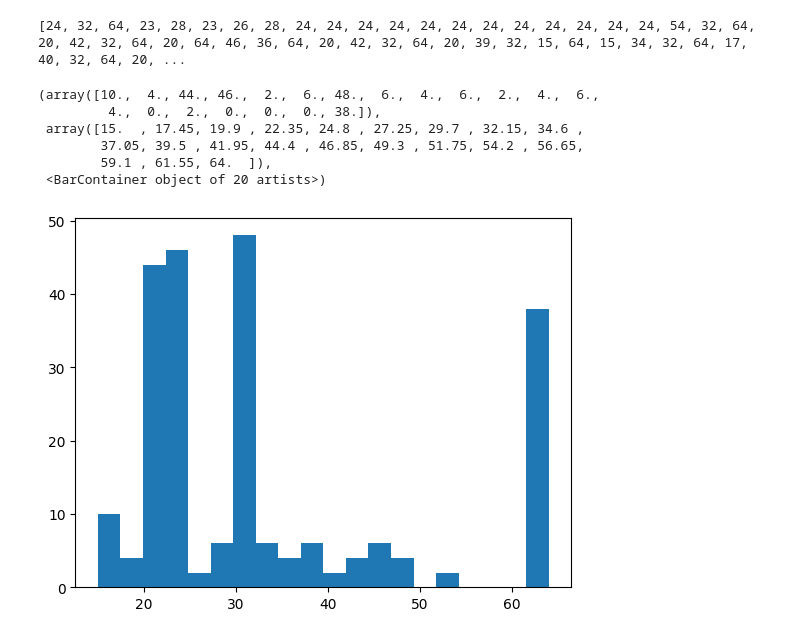
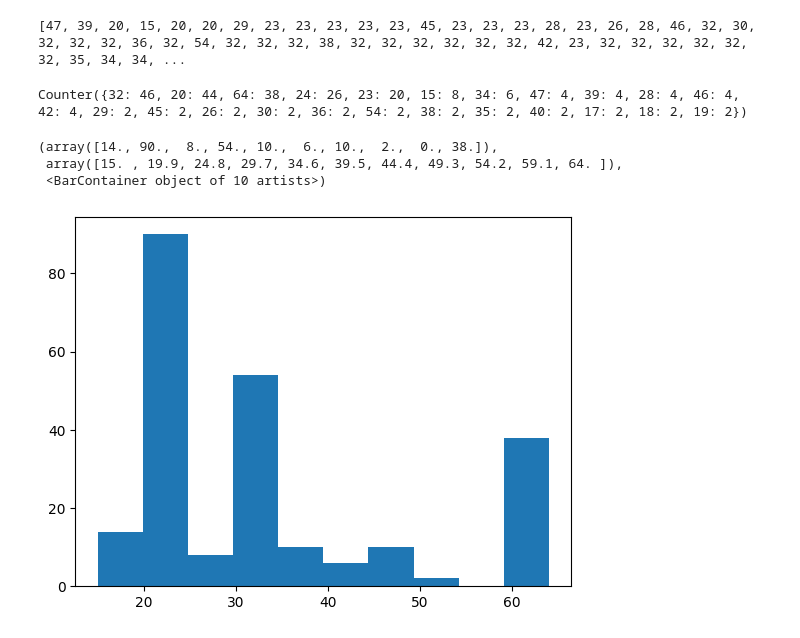
Before and after one commit to mpierangeli/PFI, a Jupyter notebook: viewer.ipynb, the cells around one changed output. Saved outputs shown, nothing was run; the diff lists cells and outputs as text; code cells hidden in the pictures.

```diff
--- a/viewer.ipynb
+++ b/viewer.ipynb
@@ -3,11 +3,10 @@ import nibabel as nib
 import numpy as np
 import os
 import matplotlib.pyplot as plt
+# %%
+fp2 = r"C:\Users\Pier\Desktop\PFI_main\ds_mezcla_segmentacion integra\flipped"
+allfiles = os.listdir(fp2)
 # %%
-
-
-fp2 = r"C:\Users\Pier\Desktop\PFI_main\ds_mezcla_segmentacion integra\sorted"
-allfiles = os.listdir(fp2)
 slices = []
 for file in allfiles:
 
@@ -16,14 +15,17 @@ for file in allfiles:
     slices.append(np.size(test,2))
 print(slices)
 # %% [output]
-[24, 32, 64, 23, 28, 23, 26, 28, 24, 24, 24, 24, 24, 24, 24, 24, 24, 24, 24, 24, 54, 32, 64, 20, 42, 32, 64, 20, 64, 46, 36, 64, 20, 42, 32, 64, 20, 39, 32, 15, 64, 15, 34, 32, 64, 17, 40, 32, 64, 20, ...
+[47, 39, 20, 15, 20, 20, 29, 23, 23, 23, 23, 23, 45, 23, 23, 23, 28, 23, 26, 28, 46, 32, 30, 32, 32, 32, 36, 32, 54, 32, 32, 32, 38, 32, 32, 32, 32, 32, 32, 42, 23, 32, 32, 32, 32, 32, 32, 35, 34, 34, ...
+# %%
+from collections import Counter
+c = Counter(slices)
+print(c)
+# %% [output]
+Counter({32: 46, 20: 44, 64: 38, 24: 26, 23: 20, 15: 8, 34: 6, 47: 4, 39: 4, 28: 4, 46: 4, 42: 4, 29: 2, 45: 2, 26: 2, 30: 2, 36: 2, 54: 2, 38: 2, 35: 2, 40: 2, 17: 2, 18: 2, 19: 2})
 # %%
-plt.hist(slices,bins=20)
+plt.hist(slices,bins=10)
 # %% [output]
-(array([10.,  4., 44., 46.,  2.,  6., 48.,  6.,  4.,  6.,  2.,  4.,  6.,
-         4.,  0.,  2.,  0.,  0.,  0., 38.]),
- array([15.  , 17.45, 19.9 , 22.35, 24.8 , 27.25, 29.7 , 32.15, 34.6 ,
-        37.05, 39.5 , 41.95, 44.4 , 46.85, 49.3 , 51.75, 54.2 , 56.65,
-        59.1 , 61.55, 64.  ]),
- <BarContainer object of 20 artists>)
+(array([14., 90.,  8., 54., 10.,  6., 10.,  2.,  0., 38.]),
+ array([15. , 19.9, 24.8, 29.7, 34.6, 39.5, 44.4, 49.3, 54.2, 59.1, 64. ]),
+ <BarContainer object of 10 artists>)
-[figure, old version]
+[figure, new version]
```
Also changed, not shown: parts of 5 cells of this notebook, 2 other files.
